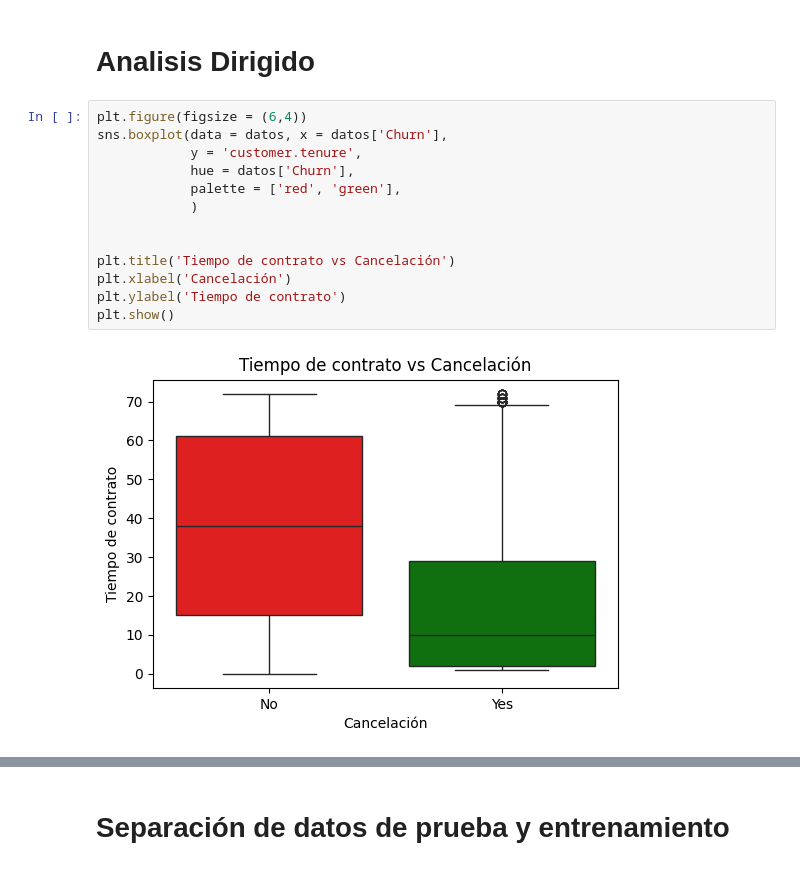
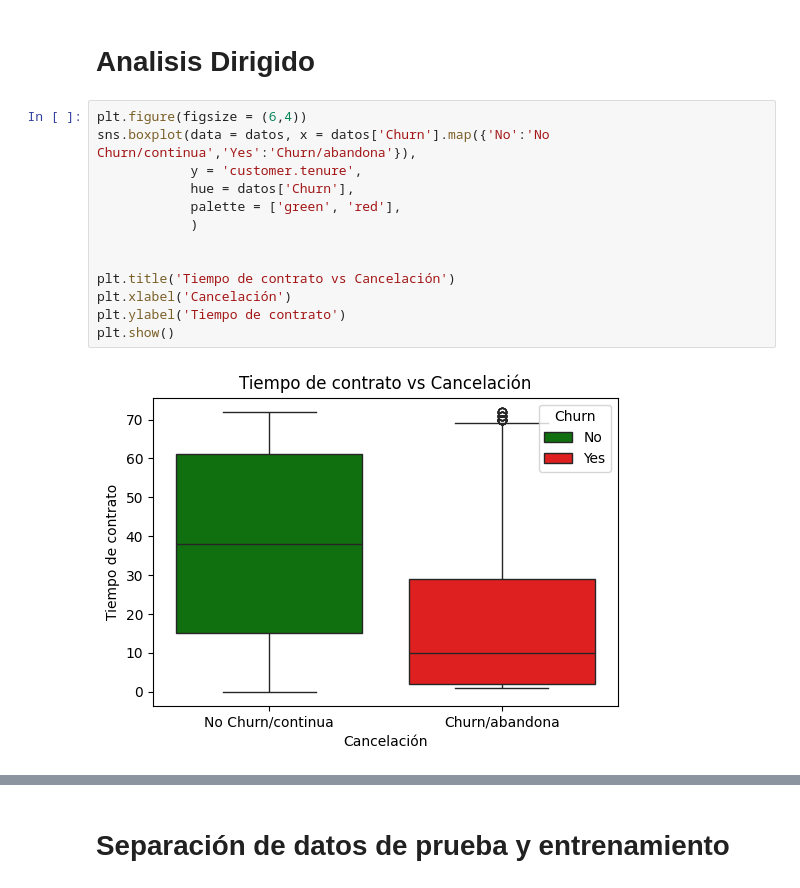
Before and after one commit to brunod02/Analisis-evasi-n-clientes-parte2, a Jupyter notebook: TelecomX_LATAM_parte2.ipynb, the cells around one changed output, grey strips where cells are left out. Drawn from its saved outputs; the diff is of its cells as text.

Commit message:
Ajuste en los boxplots

```diff
--- a/TelecomX_LATAM_parte2.ipynb
+++ b/TelecomX_LATAM_parte2.ipynb
@@ -233,18 +233,18 @@ dtype: float64
 # Analisis Dirigido
 # %%
 plt.figure(figsize = (6,4))
-sns.boxplot(data = datos, x = datos['Churn'],
+sns.boxplot(data = datos, x = datos['Churn'].map({'No':'No Churn/continua','Yes':'Churn/abandona'}),
             y = 'customer.tenure',
             hue = datos['Churn'],
-            palette = ['red', 'green'],
+            palette = ['green', 'red'],
             )
 
 
 plt.title('Tiempo de contrato vs Cancelación')
 plt.xlabel('Cancelación')
 plt.ylabel('Tiempo de contrato')
 plt.show()
 # %% [output]
-[figure, old version]
+[figure, new version]
 # %%
 plt.figure(figsize = (6,4))
```
Also changed, not shown: parts of 7 cells of this notebook.
